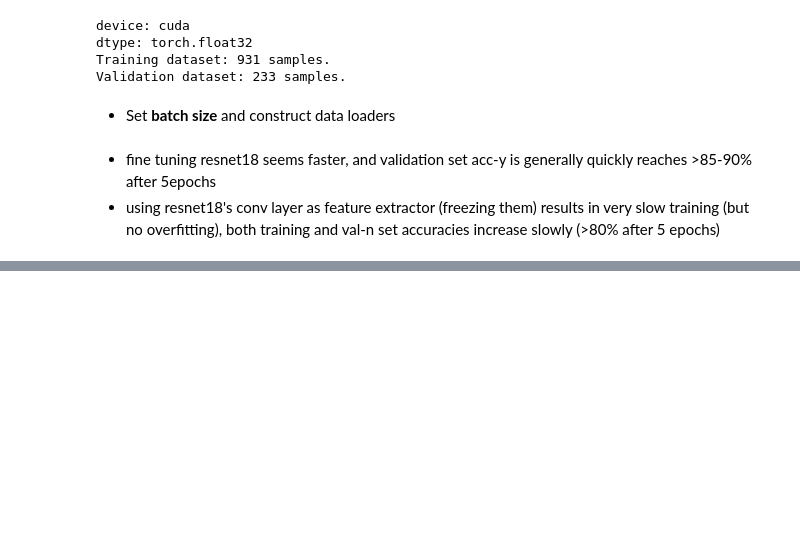
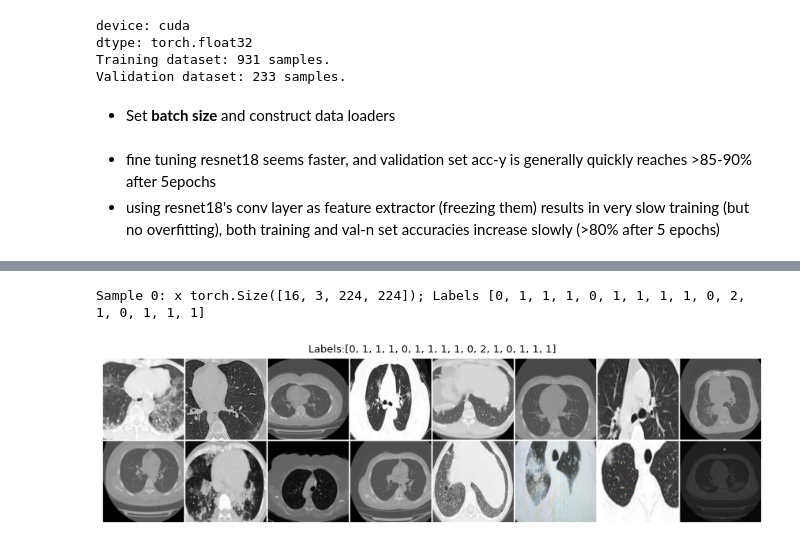
Before and after one commit to mshagirov/cs5242, a Jupyter notebook: 1_training.ipynb, the cells around one changed output, grey strips where cells are left out. Cells and saved outputs as stored; diff of their text form; code cells hidden in the pictures; blank space fills up the shorter version.

```diff
--- a/1_training.ipynb
+++ b/1_training.ipynb
@@ -45,6 +45,7 @@ unnormb = BatchUnnorm() # unnormalize batch of images
 toPIL = T.ToPILImage()
 
 transform = T.Compose([T.ToPILImage(),
+                       T.RandomRotation((-90,90),expand=True),
                        T.RandomResizedCrop(224, scale=(0.5, 1.0)),
                        T.RandomHorizontalFlip(),
 #                        T.Resize(224),
@@ -79,8 +80,8 @@ Validation dataset: 233 samples.
 #
 num_epochs = 100
 # batch sizes
-bsize_train = 16
-bsize_val = 16
+bsize_train = 64
+bsize_val = 64
 
 # Prepare dataloaders
 data_loaders = {'train' : DataLoader(datasets['train'], batch_size=bsize_train, shuffle=True, num_workers=0),
@@ -159,0 +145,17 @@ plt.show()
+# %%
+from datautils import BatchUnnorm, Unnorm
+
+unnorm = Unnorm() # unnormalize a single RGB image
+unnormb = BatchUnnorm() # unnormalize batch of images
+
+for k, sample in enumerate(data_loaders['train']):
+    print(f'Sample {k}: x {sample["image"].shape}; Labels {sample["label"].tolist()}')
+    grid = utils.make_grid(unnormb(sample['image']), padding=4, pad_value=1.)
+    plt.imshow(grid.numpy().transpose((1, 2, 0)))
+    plt.title(f'Labels:{sample["label"].tolist()}')
+    plt.axis(False)
+    plt.show()
+    break
+# %% [output]
+Sample 0: x torch.Size([16, 3, 224, 224]); Labels [0, 1, 1, 1, 0, 1, 1, 1, 1, 0, 2, 1, 0, 1, 1, 1]
+[figure, added]
```
Also changed, not shown: parts of 4 cells of this notebook, 2 other files.
